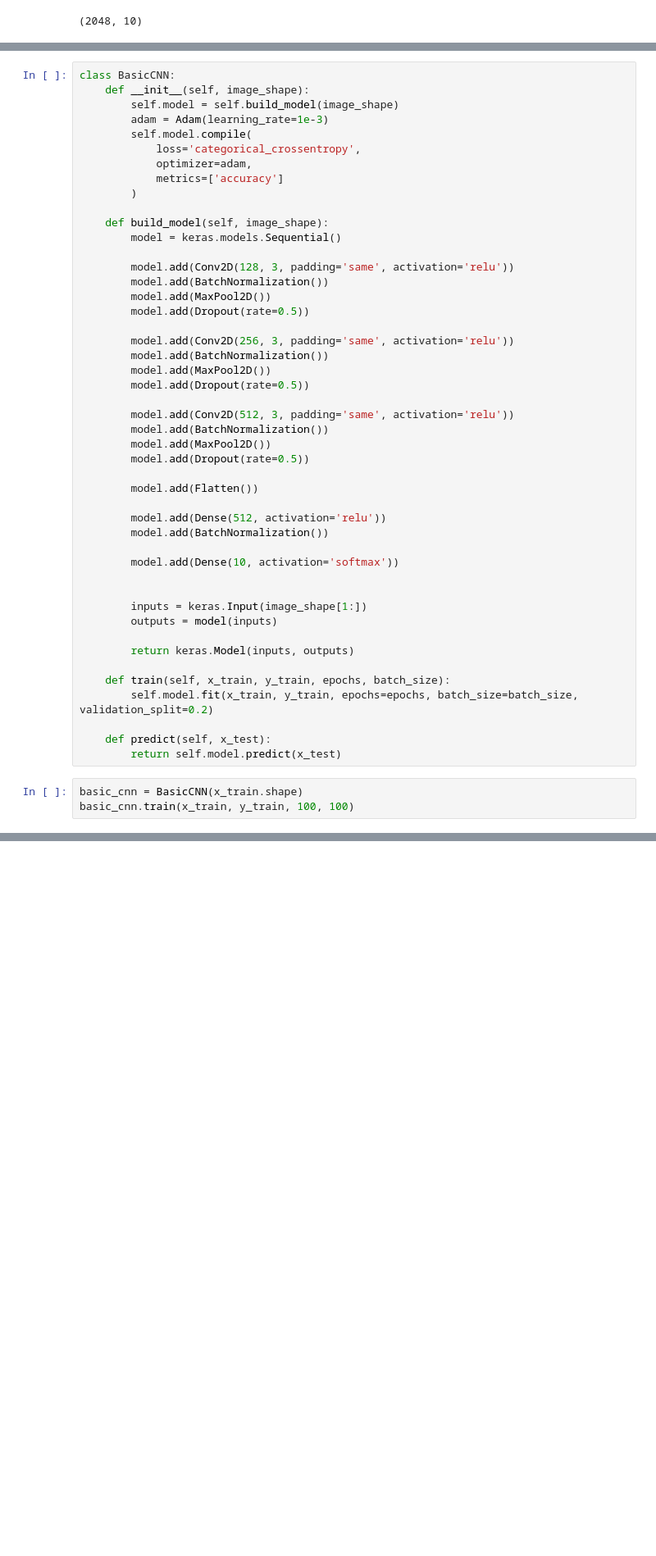
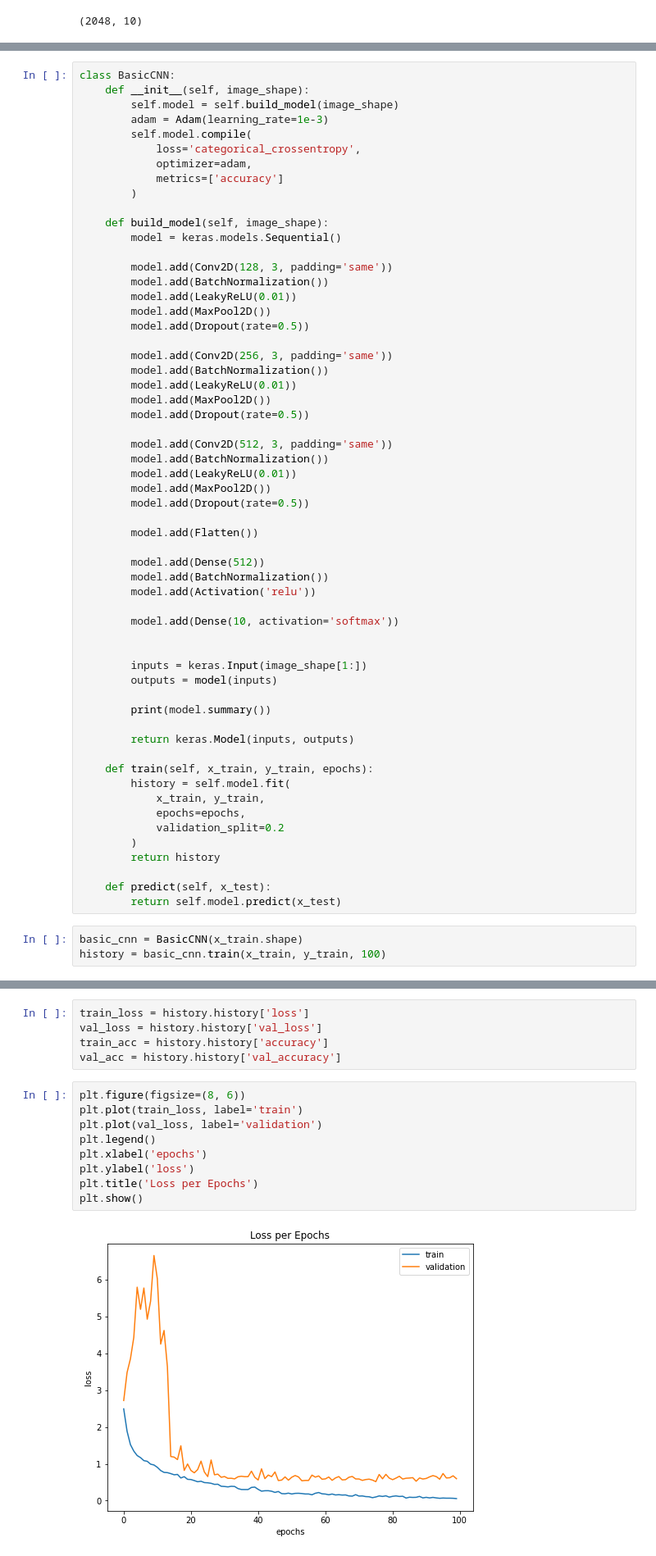
Before and after one commit to dhsong95/dacon-emnist-competition, a Jupyter notebook: notebooks/EMNIST_Notebook.ipynb, the cells around one changed output, grey strips where cells are left out. Shown at 82% size. Cells and saved outputs as stored; diff of their text form; blank space fills up the shorter version.

```diff
--- a/notebooks/EMNIST_Notebook.ipynb
+++ b/notebooks/EMNIST_Notebook.ipynb
@@ -96,25 +97,29 @@ class BasicCNN:
     def build_model(self, image_shape):
         model = keras.models.Sequential()
 
-        model.add(Conv2D(128, 3, padding='same', activation='relu'))
+        model.add(Conv2D(128, 3, padding='same'))
         model.add(BatchNormalization())
+        model.add(LeakyReLU(0.01))
         model.add(MaxPool2D())
         model.add(Dropout(rate=0.5))
 
-        model.add(Conv2D(256, 3, padding='same', activation='relu'))
+        model.add(Conv2D(256, 3, padding='same'))
         model.add(BatchNormalization())
+        model.add(LeakyReLU(0.01))
         model.add(MaxPool2D())
         model.add(Dropout(rate=0.5))
 
-        model.add(Conv2D(512, 3, padding='same', activation='relu'))
+        model.add(Conv2D(512, 3, padding='same'))
         model.add(BatchNormalization())
+        model.add(LeakyReLU(0.01))
         model.add(MaxPool2D())
         model.add(Dropout(rate=0.5))
 
         model.add(Flatten())
 
-        model.add(Dense(512, activation='relu'))
+        model.add(Dense(512))
         model.add(BatchNormalization())
+        model.add(Activation('relu'))
 
         model.add(Dense(10, activation='softmax'))
 
@@ -122,14 +127,21 @@ class BasicCNN:
         inputs = keras.Input(image_shape[1:])
         outputs = model(inputs)
 
+        print(model.summary())
+
         return keras.Model(inputs, outputs)
 
-    def train(self, x_train, y_train, epochs, batch_size):
-        self.model.fit(x_train, y_train, epochs=epochs, batch_size=batch_size, validation_split=0.2)
+    def train(self, x_train, y_train, epochs):
+        history = self.model.fit(
+            x_train, y_train,
+            epochs=epochs,
+            validation_split=0.2
+        )
+        return history
 
     def predict(self, x_test):
         return self.model.predict(x_test)
 # %%
 basic_cnn = BasicCNN(x_train.shape)
-basic_cnn.train(x_train, y_train, 100, 100)
+history = basic_cnn.train(x_train, y_train, 100)
 # %% [output]
@@ -152,0 +165,16 @@ Epoch 100/100
+# %%
+train_loss = history.history['loss']
+val_loss = history.history['val_loss']
+train_acc = history.history['accuracy']
+val_acc = history.history['val_accuracy']
+# %%
+plt.figure(figsize=(8, 6))
+plt.plot(train_loss, label='train')
+plt.plot(val_loss, label='validation')
+plt.legend()
+plt.xlabel('epochs')
+plt.ylabel('loss')
+plt.title('Loss per Epochs')
+plt.show()
+# %% [output]
+[figure, added]
```
Also changed, not shown: parts of 7 cells of this notebook.
